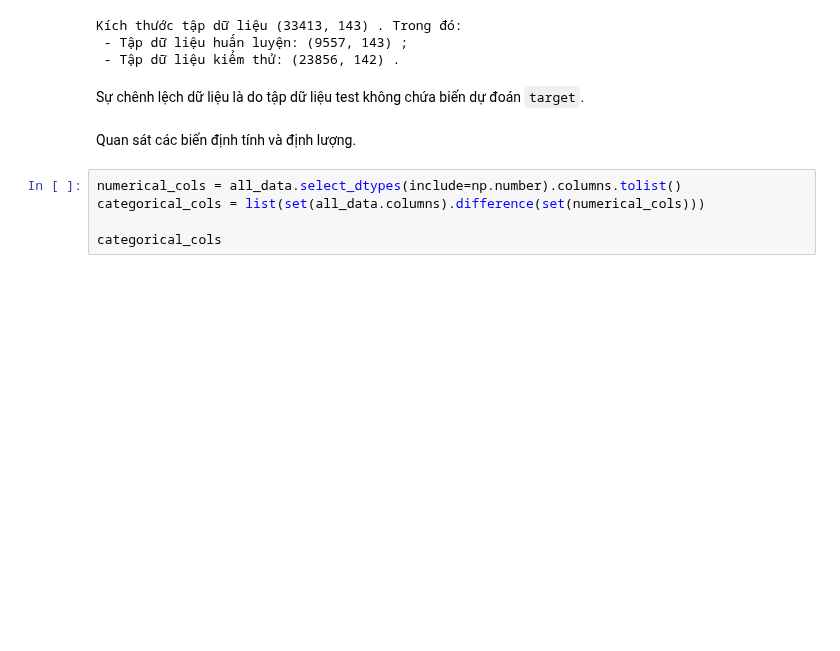
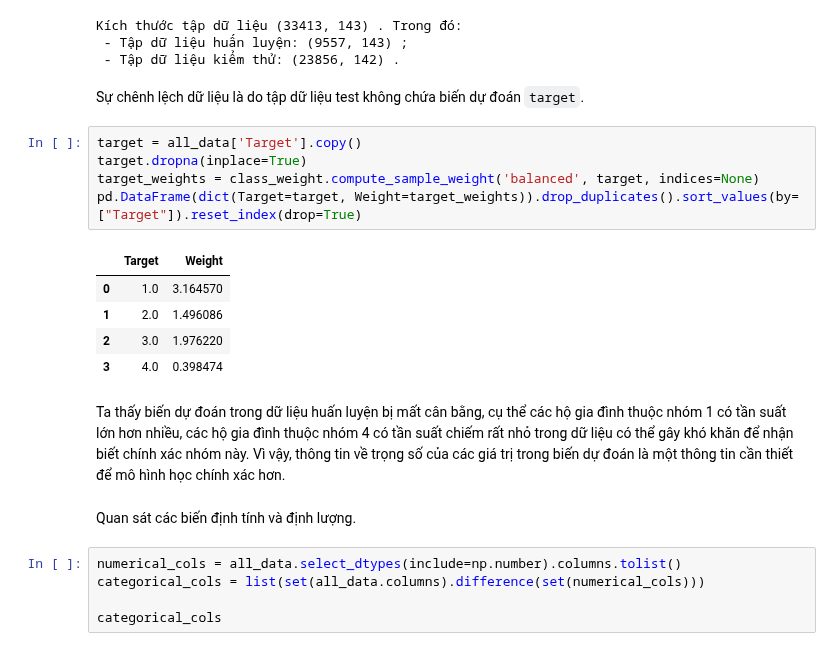
Before and after one commit to iam-Dylan/costa-rican-household, a Jupyter notebook: source/model.ipynb, the cells around one changed output. Cells and saved outputs as stored; diff of their text form; blank space fills up the shorter version.

```diff
--- a/source/model.ipynb
+++ b/source/model.ipynb
@@ -73,6 +76,19 @@ Kích thước tập dữ liệu (33413, 143) . Trong đó:
  - Tập dữ liệu kiểm thử: (23856, 142) .
 # %% [markdown]
 Sự chênh lệch dữ liệu là do tập dữ liệu test không chứa biến dự đoán `target`.
+# %%
+target = all_data['Target'].copy()
+target.dropna(inplace=True)
+target_weights = class_weight.compute_sample_weight('balanced', target, indices=None)
+pd.DataFrame(dict(Target=target, Weight=target_weights)).drop_duplicates().sort_values(by=["Target"]).reset_index(drop=True)
+# %% [output]
+|  | Target | Weight |
+| 0 | 1.0 | 3.164570 |
+| 1 | 2.0 | 1.496086 |
+| 2 | 3.0 | 1.976220 |
+| 3 | 4.0 | 0.398474 |
+# %% [markdown]
+Ta thấy biến dự đoán trong dữ liệu huấn luyện bị mất cân bằng, cụ thể các hộ gia đình thuộc nhóm 1 có tần suất lớn hơn nhiều, các hộ gia đình thuộc nhóm 4 có tần suất chiếm rất nhỏ trong dữ liệu có thể gây khó khăn để nhận biết chính xác nhóm này. Vì vậy, thông tin về trọng số của các giá trị trong biến dự đoán là một thông tin cần thiết để mô hình học chính xác hơn.
 # %% [markdown]
 Quan sát các biến định tính và định lượng.
 # %%
```
Also changed, not shown: parts of 21 cells of this notebook, 2 other files.
